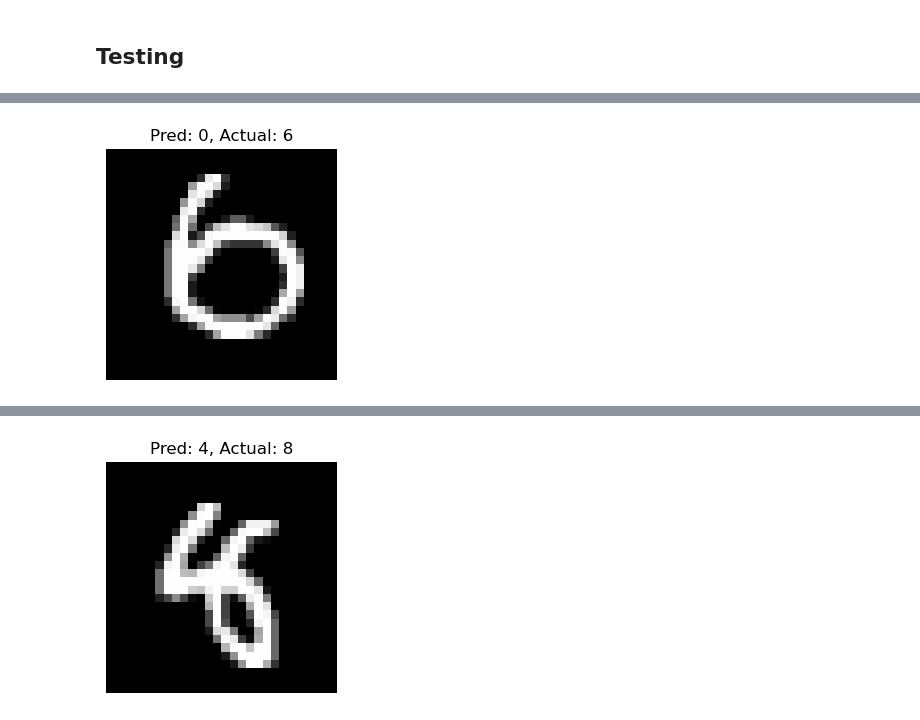
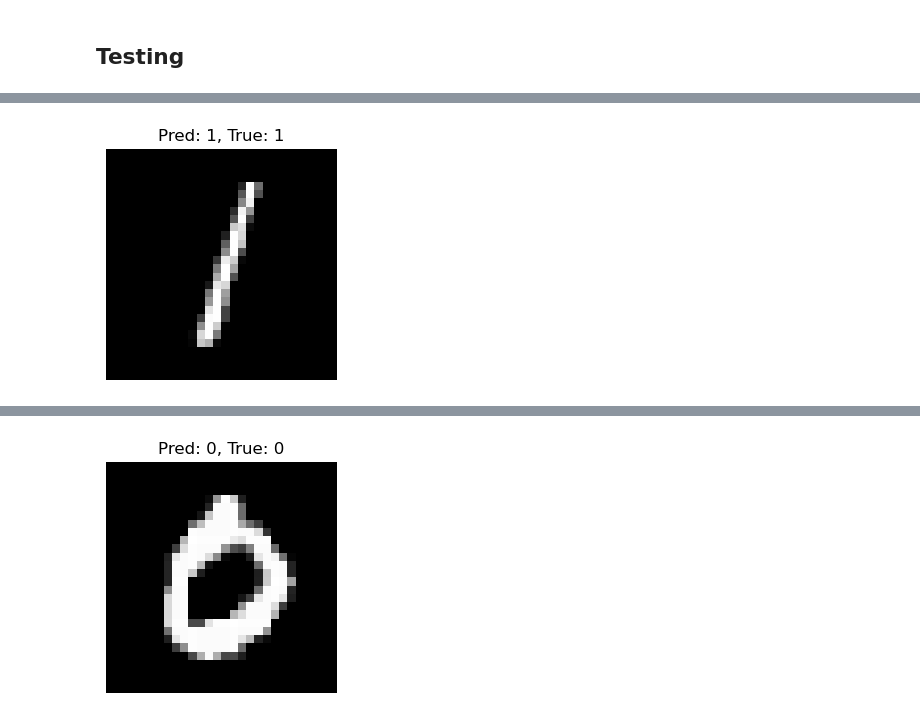
Before and after one commit to samkivioja/neural-networks-and-digit-recognition, a Jupyter notebook: digit_recognition.ipynb, the cells around one changed output, grey strips where cells are left out. Saved outputs shown, nothing was run; the diff lists cells and outputs as text; code cells hidden in the pictures.

Commit message:
Updated test result printing

```diff
--- a/digit_recognition.ipynb
+++ b/digit_recognition.ipynb
@@ -267,51 +267,60 @@ Epoch 30/30, Loss: 181.5179, Accuracy: 99.42%
 # %%
 import matplotlib.pyplot as plt
 
-def test_model(network, X_test, y_test, num_examples_to_show=5):
-    # Convert one-hot encoded labels to integers
+def test_model(network, X_test, y_test, num_correct=5, num_false=5, show_examples=True):
+    # Convert labels and initialize storage
     true_labels = np.argmax(y_test, axis=1)
+    correct, misclassified = [], []
+    all_outputs = []
 
-    # Initialize counters and storage
-    correct = 0
-    misclassified_indices = []
-    all_predictions = []
-
-    # Test all examples
+    # Single pass through all test data
     for i in range(len(X_test)):
-        x = X_test[i].reshape(-1, 1)  # Reshape to column vector
+        x = X_test[i].reshape(-1, 1)  # Network expects column vector
         output = network.forward(x).flatten()
-        prediction = np.argmax(output)
+        pred = np.argmax(output)
         actual = true_labels[i]
 
-        all_predictions.append(prediction)
-        if prediction == actual:
-            correct += 1
+        # Store outputs and sort examples
+        all_outputs.append(output)
+        if pred == actual:
+            correct.append(i)
         else:
-            misclassified_indices.append(i)
+            misclassified.append(i)
 
-    # Calculate accuracy
-    accuracy = correct / len(X_test)
-    print(f"Test Accuracy: {accuracy * 100:.2f}%")
-    print(f"Correct: {correct}/{len(X_test)}")
+    # Calculate and print accuracy
+    accuracy = len(correct) / len(X_test)
+    print(f"Accuracy: {accuracy * 100:.2f}% ({len(correct)}/{len(X_test)})")
 
-    # Show misclassified examples
-    print("\nMisclassified Examples:")
-    for i in misclassified_indices[:num_examples_to_show]:
-        x = X_test[i]
-        output = network.forward(x.reshape(-1, 1)).flatten()
-        prediction = np.argmax(output)
-        actual = true_labels[i]
+    if not show_examples:
+        return
 
-        print(f"Network outputs: ")
-        print(f"[{', '.join(f'{x:.2f}' for x in output)}]")
+    # Helper function to show examples
+    def show_examples(examples, title, num_examples):
+        print(f"\n{title}:")
+        for i in examples[:num_examples]:
+            x = X_test[i]
+            output = all_outputs[i]
+            pred = np.argmax(output)
+            true = true_labels[i]
 
-        plt.figure(figsize=(3, 3))
-        plt.imshow(x.reshape(28, 28), cmap='gray')
-        plt.title(f"Pred: {prediction}, Actual: {actual}")
-        plt.axis('off')
-        plt.show()
+            print("Network output: ")
+            print(f"[{', '.join(f'{v:.2f}' for v in output)}]")
+            plt.figure(figsize=(3, 3))
+            plt.imshow(x.reshape(28, 28), cmap='gray')
+            plt.title(f"Pred: {pred}, True: {true}")
+            plt.axis('off')
+            plt.show()
+            print()
 
+        print("=" * 60)
         print()
 
-test_model(nn, x_test, y_test, num_examples_to_show=25)
+    # Show both correct and misclassified examples
+    if correct:
+        show_examples(correct, "Correctly Classified Examples", num_correct)
+    if misclassified:
+        show_examples(misclassified, "Misclassified Examples", num_false)
+
+
+test_model(nn, x_test, y_test, num_correct=5, num_false=25)
 # %% [output]
@@ -330 +338 @@ Network outputs:
-[figure, old version]
+[figure, new version]
@@ -333 +341 @@ Network outputs:
-[figure, old version]
+[figure, new version]
```
Also changed, not shown: parts of 2 cells of this notebook.
